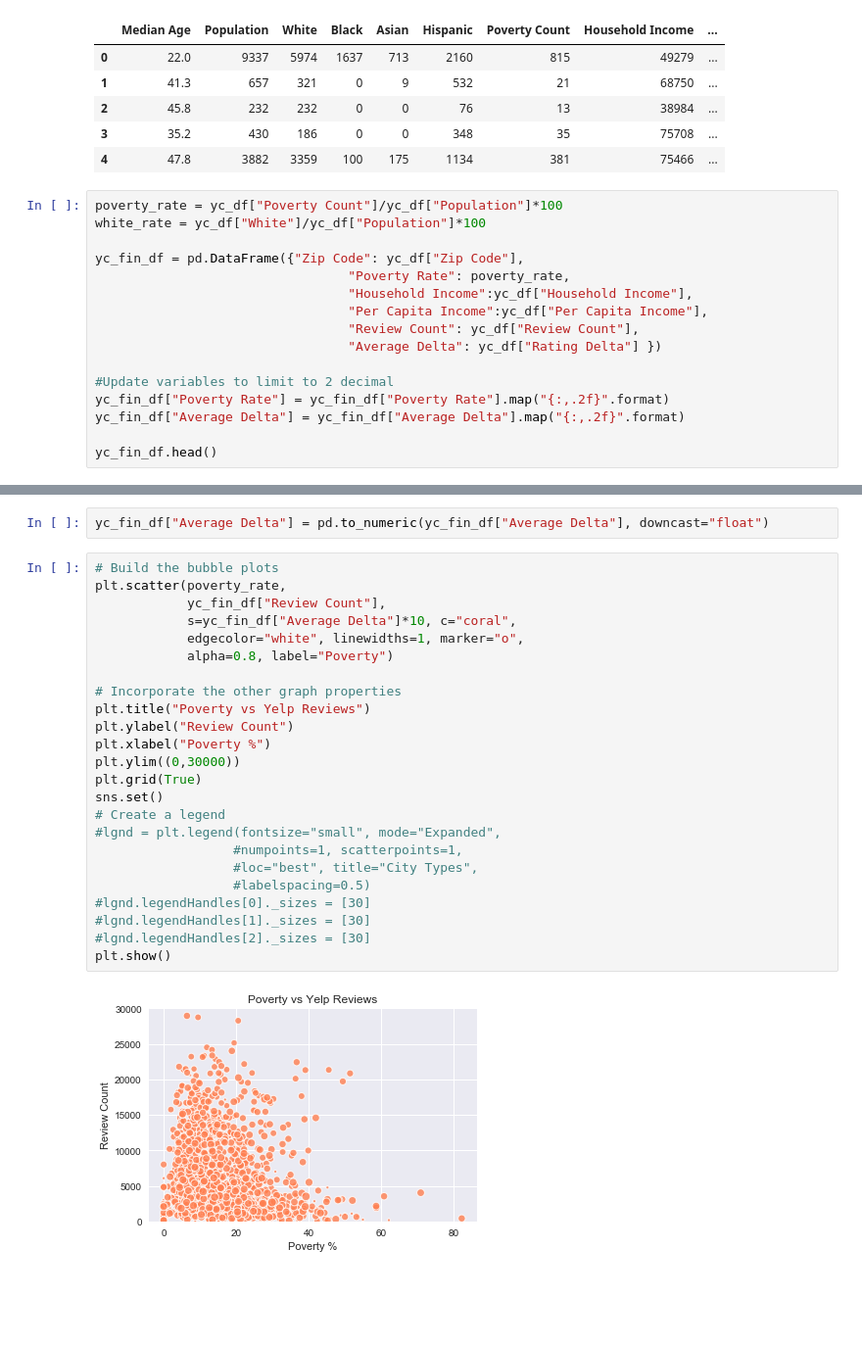
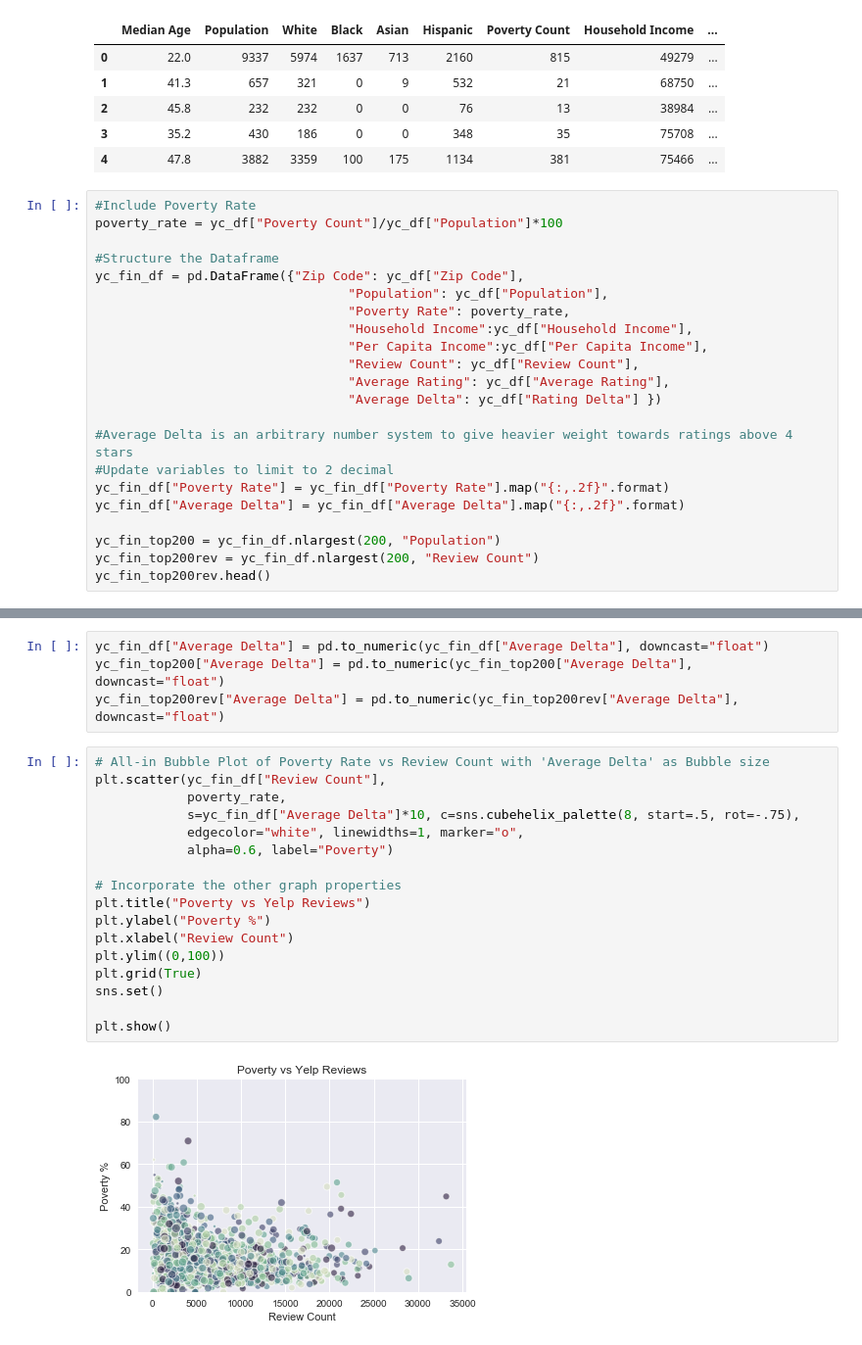
Before and after one commit to shethmonali/Project-One, a Jupyter notebook: yc_charts_ken.ipynb, the cells around one changed output, grey strips where cells are left out. Shown at 98% size. Saved outputs shown, nothing was run; the diff lists cells and outputs as text; blank space fills up the shorter version.

```diff
--- a/yc_charts_ken.ipynb
+++ b/yc_charts_ken.ipynb
@@ -16,19 +17,25 @@ yc_df.head()
 | 3 | 35.2 | 430 | 186 | 0 | 0 | 348 | 35 | 75708 | ... |
 | 4 | 47.8 | 3882 | 3359 | 100 | 175 | 1134 | 381 | 75466 | ... |
 # %%
+#Include Poverty Rate
 poverty_rate = yc_df["Poverty Count"]/yc_df["Population"]*100
-white_rate = yc_df["White"]/yc_df["Population"]*100
 
+#Structure the Dataframe
 yc_fin_df = pd.DataFrame({"Zip Code": yc_df["Zip Code"],
+                                 "Population": yc_df["Population"],
                                  "Poverty Rate": poverty_rate,
                                  "Household Income":yc_df["Household Income"],
                                  "Per Capita Income":yc_df["Per Capita Income"],
                                  "Review Count": yc_df["Review Count"],
+                                 "Average Rating": yc_df["Average Rating"],
                                  "Average Delta": yc_df["Rating Delta"] })
 
+#Average Delta is an arbitrary number system to give heavier weight towards ratings above 4 stars
 #Update variables to limit to 2 decimal
 yc_fin_df["Poverty Rate"] = yc_fin_df["Poverty Rate"].map("{:,.2f}".format)
 yc_fin_df["Average Delta"] = yc_fin_df["Average Delta"].map("{:,.2f}".format)
 
-yc_fin_df.head()
+yc_fin_top200 = yc_fin_df.nlargest(200, "Population")
+yc_fin_top200rev = yc_fin_df.nlargest(200, "Review Count")
+yc_fin_top200rev.head()
 # %% [output]
@@ -41,28 +48,23 @@ yc_fin_df.head()
 # %%
 yc_fin_df["Average Delta"] = pd.to_numeric(yc_fin_df["Average Delta"], downcast="float")
+yc_fin_top200["Average Delta"] = pd.to_numeric(yc_fin_top200["Average Delta"], downcast="float")
+yc_fin_top200rev["Average Delta"] = pd.to_numeric(yc_fin_top200rev["Average Delta"], downcast="float")
 # %%
-# Build the bubble plots
-plt.scatter(poverty_rate,
-            yc_fin_df["Review Count"],
-            s=yc_fin_df["Average Delta"]*10, c="coral",
+# All-in Bubble Plot of Poverty Rate vs Review Count with 'Average Delta' as Bubble size
+plt.scatter(yc_fin_df["Review Count"],
+            poverty_rate,
+            s=yc_fin_df["Average Delta"]*10, c=sns.cubehelix_palette(8, start=.5, rot=-.75),
             edgecolor="white", linewidths=1, marker="o",
-            alpha=0.8, label="Poverty")
+            alpha=0.6, label="Poverty")
 
 # Incorporate the other graph properties
 plt.title("Poverty vs Yelp Reviews")
-plt.ylabel("Review Count")
-plt.xlabel("Poverty %")
-plt.ylim((0,30000))
+plt.ylabel("Poverty %")
+plt.xlabel("Review Count")
+plt.ylim((0,100))
 plt.grid(True)
 sns.set()
-# Create a legend
-#lgnd = plt.legend(fontsize="small", mode="Expanded",
-                  #numpoints=1, scatterpoints=1,
-                  #loc="best", title="City Types",
-                  #labelspacing=0.5)
-#lgnd.legendHandles[0]._sizes = [30]
-#lgnd.legendHandles[1]._sizes = [30]
-#lgnd.legendHandles[2]._sizes = [30]
+
 plt.show()
 # %% [output]
-[figure, old version]
+[figure, new version]
```
Also changed, not shown: parts of 8 cells of this notebook.
